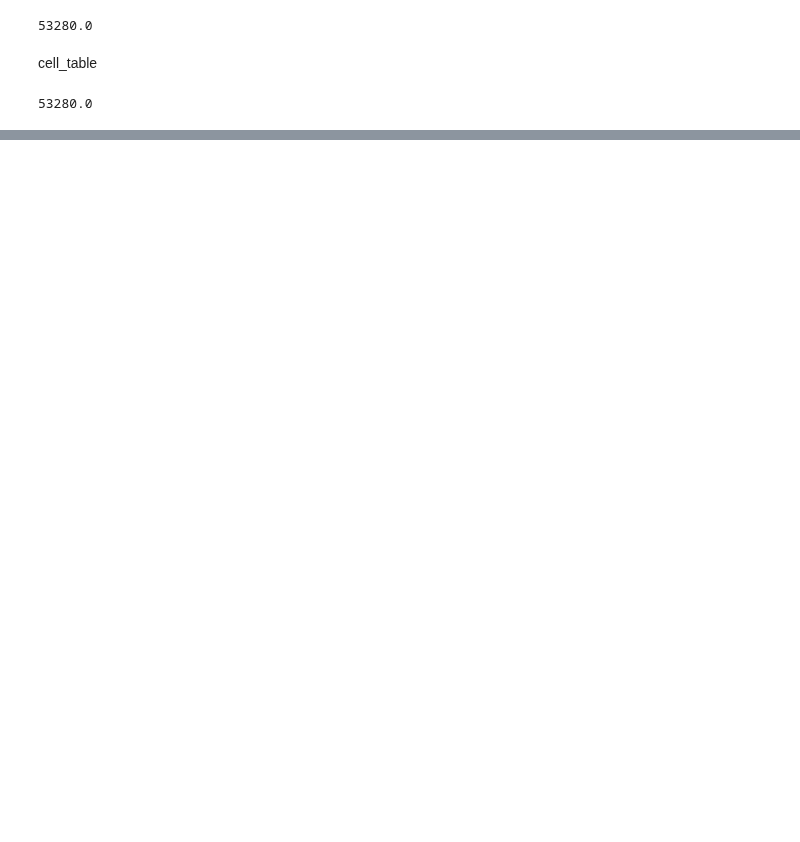
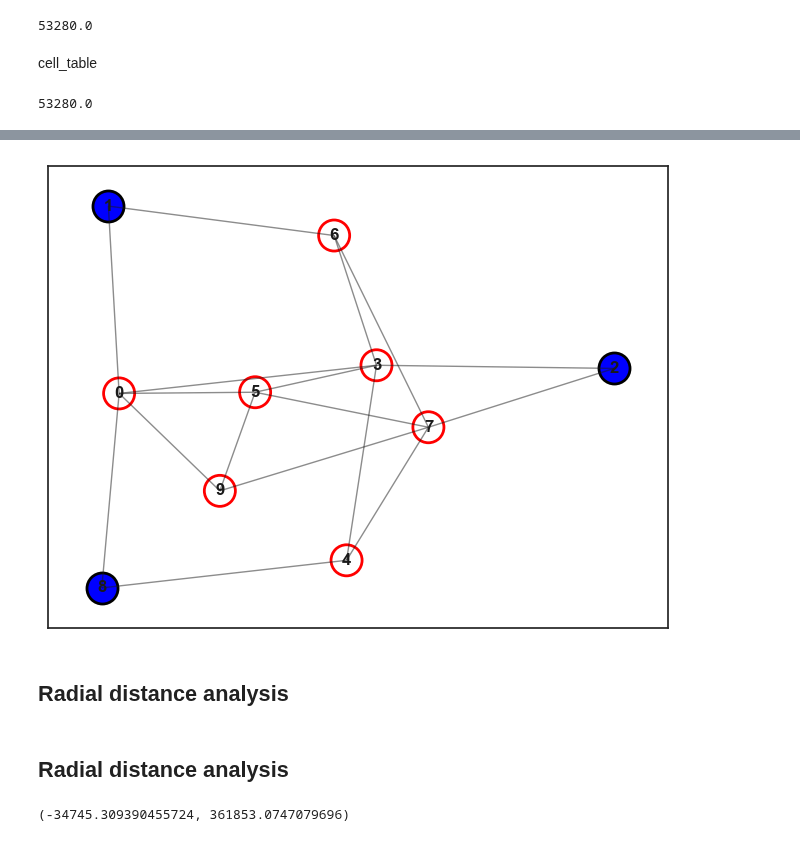
Before and after one commit to Jawagnercarena/Assembly_Organization, a Jupyter notebook: AssemblyPaperFigures/FigureCode/Figure5/connectivity_graph_code_cell_assemblies.ipynb, the cells around one changed output, grey strips where cells are left out. Cells and saved outputs as stored; diff of their text form; code cells hidden in the pictures; blank space fills up the shorter version.

```diff
--- a/AssemblyPaperFigures/FigureCode/Figure5/connectivity_graph_code_cell_assemblies.ipynb
+++ b/AssemblyPaperFigures/FigureCode/Figure5/connectivity_graph_code_cell_assemblies.ipynb
@@ -531,0 +1160,46 @@ NameError: name 'plt' is not defined
+# %%
+import networkx as nx
+import matplotlib.pyplot as plt
+
+# Create a sample graph
+G = nx.erdos_renyi_graph(10, 0.5)
+
+# Define lists to store node colors and edgecolors
+node_color = []
+node_edgecolor = []
+
+# Loop through all nodes to assign colors and edgecolors based on some condition
+for node in G.nodes():
+    if G.degree(node) > 2:  # Hollow nodes for high-degree nodes (example condition)
+        node_color.append('none')  # Hollow node (transparent center)
+        node_edgecolor.append('red')  # Red border for hollow nodes
+    else:
+        node_color.append('blue')  # Filled nodes with blue color
+        node_edgecolor.append('black')  # Black border for filled nodes
+
+# Get positions of the nodes
+pos = nx.spring_layout(G)
+
+# Create a plot
+plt.figure(figsize=(8, 6))
+
+# Draw the nodes with different border styles
+for i, node in enumerate(G.nodes()):
+    if node_color[i] == 'none':  # Hollow node
+        plt.scatter(pos[node][0], pos[node][1], s=500, c='none', edgecolors=node_edgecolor[i], linewidths=2)
+    else:  # Filled node
+        plt.scatter(pos[node][0], pos[node][1], s=500, c=node_color[i], edgecolors=node_edgecolor[i], linewidths=2)
+
+# Draw edges of the graph
+nx.draw_networkx_edges(G, pos, alpha=0.5)
+
+# Draw labels
+nx.draw_networkx_labels(G, pos, font_size=12, font_weight='bold')
+
+plt.show()
+# %% [output]
+[figure, added]
+# %% [markdown]
+## Radial distance analysis
+# %% [markdown]
+## Radial distance analysis
@@ -531,0 +1214,4 @@ NameError: name 'plt' is not defined
+# %%
+x_pos, y_pos
+# %% [output]
+(-34745.309390455724, 361853.0747079696)
```
Also changed, not shown: parts of 55 cells of this notebook, 41 other files.
